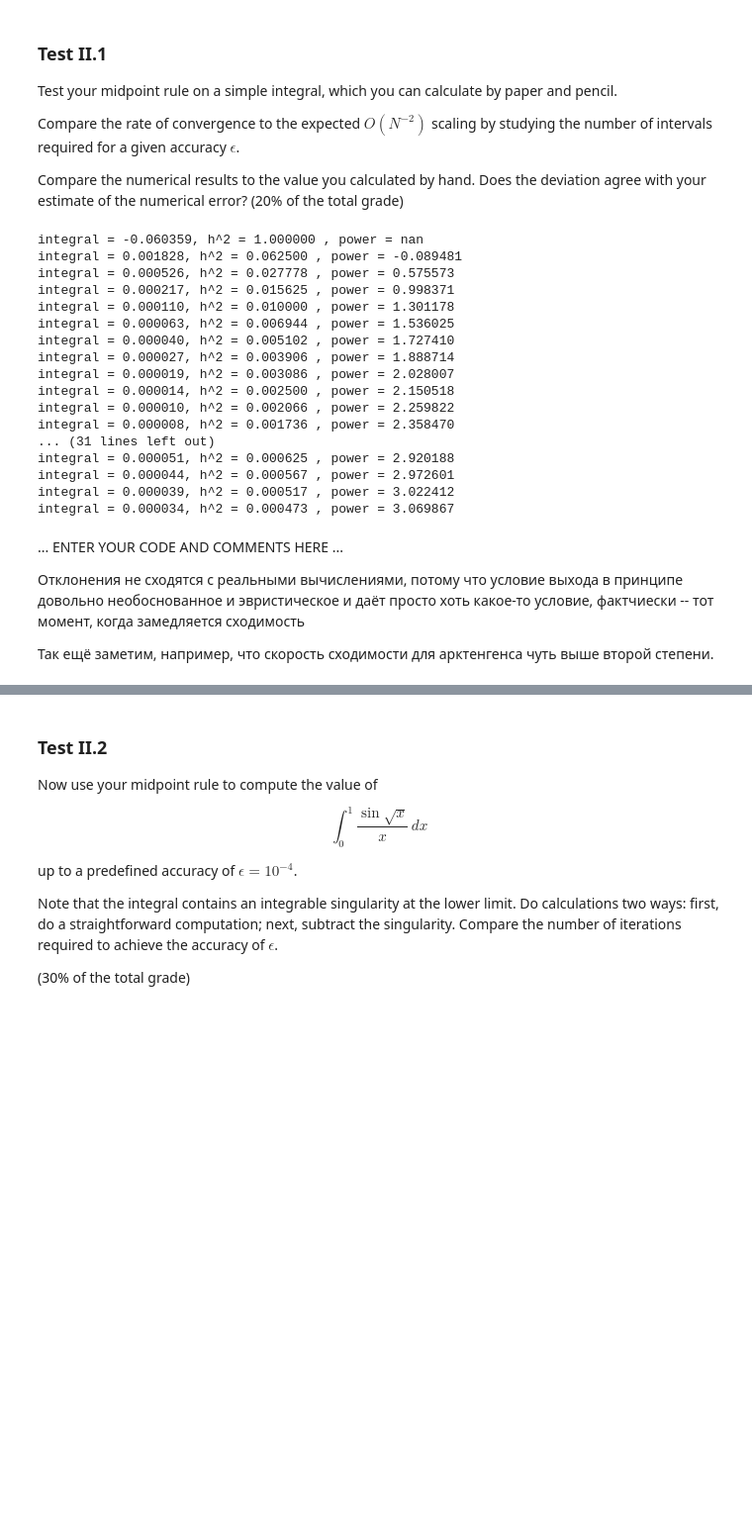
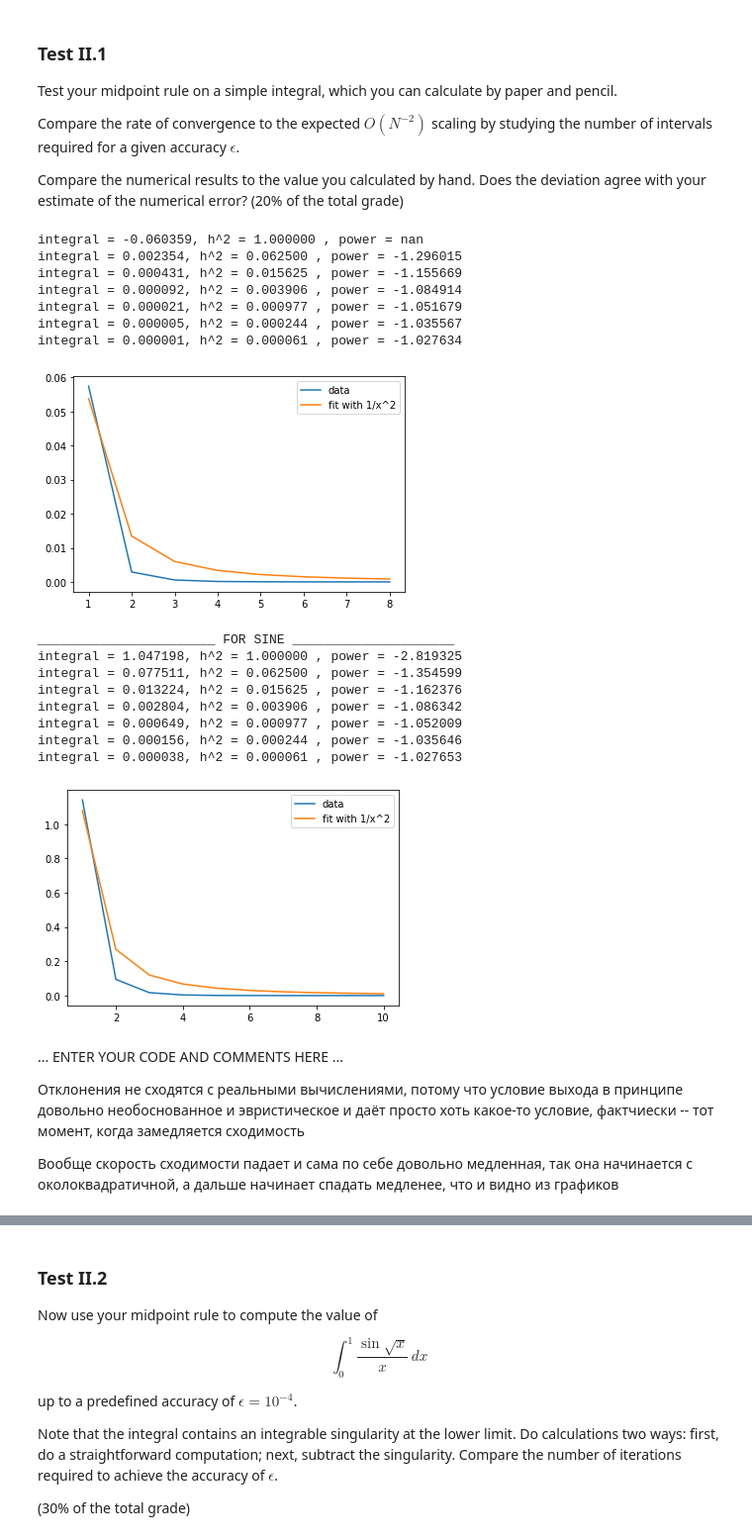
Before and after one commit to arpolkin/CP2020, a Jupyter notebook: week_6_calculus.ipynb, the cells around one changed output, grey strips where cells are left out. Shown at 99% size. Drawn from its saved outputs; the diff is of its cells as text; code cells hidden in the pictures; blank space fills up the shorter version.

```diff
--- a/week_6_calculus.ipynb
+++ b/week_6_calculus.ipynb
@@ -155,7 +155,7 @@ def midpoint_rule(func, a, b, eps):
     i = 2
     Q_prev = func(a/2+b/2)*(b-a)
     while True:
-        dots = np.linspace(a,b,2*i)
+        dots = np.linspace(a,b,2**i)
         points = (dots[1:]+dots[:-1])/2
         h = dots[1]-dots[0]
         Q_curr = h*np.sum(func(points))
@@ -206,7 +206,7 @@ def _midpoint_rule_tests(func, a, b, eps):
      q_ar = np.array([Q_prev])
      ndots = np.array([1.])
      while True:
-        dots = np.linspace(a,b,2*i)
+        dots = np.linspace(a,b,2**i)
         points = (dots[1:]+dots[:-1])/2
         h = dots[1]-dots[0]
         Q_curr = h*np.sum(func(points))
@@ -226,39 +226,58 @@ Compare the rate of convergence to the expected $O(N^{-2})$ scaling by studying
 Compare the numerical results to the value you calculated by hand. Does the deviation agree with your estimate of the numerical error?
 (20% of the total grade)
 # %%
+import matplotlib.pyplot as plt
+from scipy.optimize import curve_fit
+
 q, dots = _midpoint_rule_tests(lambda x: 1/(1+x**2),0,3**0.5,1e-6)
 for i in range(q.shape[0]-1):
     print("integral = {:6f}, h^2 = {:6f} , power = {:1f}".format(q[i]-q[i+1],1/dots[i]**2,np.log((np.pi/3-q[i+1])/(np.pi/3-q[i])/np.log(dots[i+1]/dots[i]))))
+
+def fitting_func(x,a):
+    return a/x/x
+
+para, pop = curve_fit(fitting_func, np.arange(1,dots.shape[0]), np.abs(np.pi/3-q))
+
+plt.plot(np.arange(1,dots.shape[0]), np.abs(np.pi/3-q), label="data")
+plt.plot(np.arange(1,dots.shape[0]),fitting_func(np.arange(1,dots.shape[0]),para),label="fit with 1/x^2")
+plt.legend()
+plt.show()
 
 print("_______________________ FOR SINE _____________________")
 
 q1, dots1 = _midpoint_rule_tests(lambda x: np.sin(x),0,np.pi,1e-6)
 for i in range(q.shape[0]-1):
     print("integral = {:6f}, h^2 = {:6f} , power = {:1f}".format(q1[i]-q1[i+1],1/dots1[i]**2,np.log((2-q1[i+1])/(2-q1[i])/np.log(dots1[i+1]/dots1[i]))))
+
+para, pop = curve_fit(fitting_func, np.arange(1,dots1.shape[0]), np.abs(2-q1))
+plt.plot(np.arange(1,dots1.shape[0]), np.abs(2-q1), label="data")
+plt.plot(np.arange(1,dots1.shape[0]),fitting_func(np.arange(1,dots1.shape[0]),para),label="fit with 1/x^2")
+plt.legend()
+plt.show()
 # %% [output]
 integral = -0.060359, h^2 = 1.000000 , power = nan
-integral = 0.001828, h^2 = 0.062500 , power = -0.089481
-integral = 0.000526, h^2 = 0.027778 , power = 0.575573
-integral = 0.000217, h^2 = 0.015625 , power = 0.998371
-integral = 0.000110, h^2 = 0.010000 , power = 1.301178
-integral = 0.000063, h^2 = 0.006944 , power = 1.536025
-integral = 0.000040, h^2 = 0.005102 , power = 1.727410
-integral = 0.000027, h^2 = 0.003906 , power = 1.888714
-integral = 0.000019, h^2 = 0.003086 , power = 2.028007
-integral = 0.000014, h^2 = 0.002500 , power = 2.150518
-integral = 0.000010, h^2 = 0.002066 , power = 2.259822
-integral = 0.000008, h^2 = 0.001736 , power = 2.358470
-... (31 lines left out)
-integral = 0.000051, h^2 = 0.000625 , power = 2.920188
-integral = 0.000044, h^2 = 0.000567 , power = 2.972601
-integral = 0.000039, h^2 = 0.000517 , power = 3.022412
-integral = 0.000034, h^2 = 0.000473 , power = 3.069867
+integral = 0.002354, h^2 = 0.062500 , power = -1.296015
+integral = 0.000431, h^2 = 0.015625 , power = -1.155669
+integral = 0.000092, h^2 = 0.003906 , power = -1.084914
+integral = 0.000021, h^2 = 0.000977 , power = -1.051679
+integral = 0.000005, h^2 = 0.000244 , power = -1.035567
+integral = 0.000001, h^2 = 0.000061 , power = -1.027634
+[figure, added]
+_______________________ FOR SINE _____________________
+integral = 1.047198, h^2 = 1.000000 , power = -2.819325
+integral = 0.077511, h^2 = 0.062500 , power = -1.354599
+integral = 0.013224, h^2 = 0.015625 , power = -1.162376
+integral = 0.002804, h^2 = 0.003906 , power = -1.086342
+integral = 0.000649, h^2 = 0.000977 , power = -1.052009
+integral = 0.000156, h^2 = 0.000244 , power = -1.035646
+integral = 0.000038, h^2 = 0.000061 , power = -1.027653
+[figure, added]
 # %% [markdown]
 ... ENTER YOUR CODE AND COMMENTS HERE ...
 
 Отклонения не сходятся с реальными вычислениями, потому что условие выхода в принципе довольно необоснованное и эвристическое и даёт просто хоть какое-то условие, фактчиески -- тот момент, когда замедляется сходимость
 
-Так ещё заметим, например, что скорость сходимости для арктенгенса чуть выше второй степени.
+Вообще скорость сходимости падает и сама по себе довольно медленная, так она начинается с околоквадратичной, а дальше начинает спадать медленее, что и видно из графиков
 # %%
 print("Exact = {}, midpoint = {}, res = {}, niter = {}".format(0,midpoint_rule(lambda x: np.sin(x)**15,-1,1,1e-6),abs(0-midpoint_rule(lambda x: np.sin(x)**15,-1,1,1e-6)), midpoint_rule_tests(lambda x: np.sin(x)**15,-1,1,1e-6)[1]))
 print("Exact = {}, midpoint = {}, res = {}, niter = {}".format(-62.03749646732900,midpoint_rule(lambda x: x**3+x**2+np.log(x+2)-32,-1,1,1e-6),abs(-62.03749646732900-midpoint_rule(lambda x: x**3+x**2+np.log(x+2)-32,-1,1,1e-6)),midpoint_rule_tests(lambda x: x**3+x**2+np.log(x+2)-32,-1,1,1e-6)[1]))
```
Also changed, not shown: parts of 5 cells of this notebook, 1 other file.
